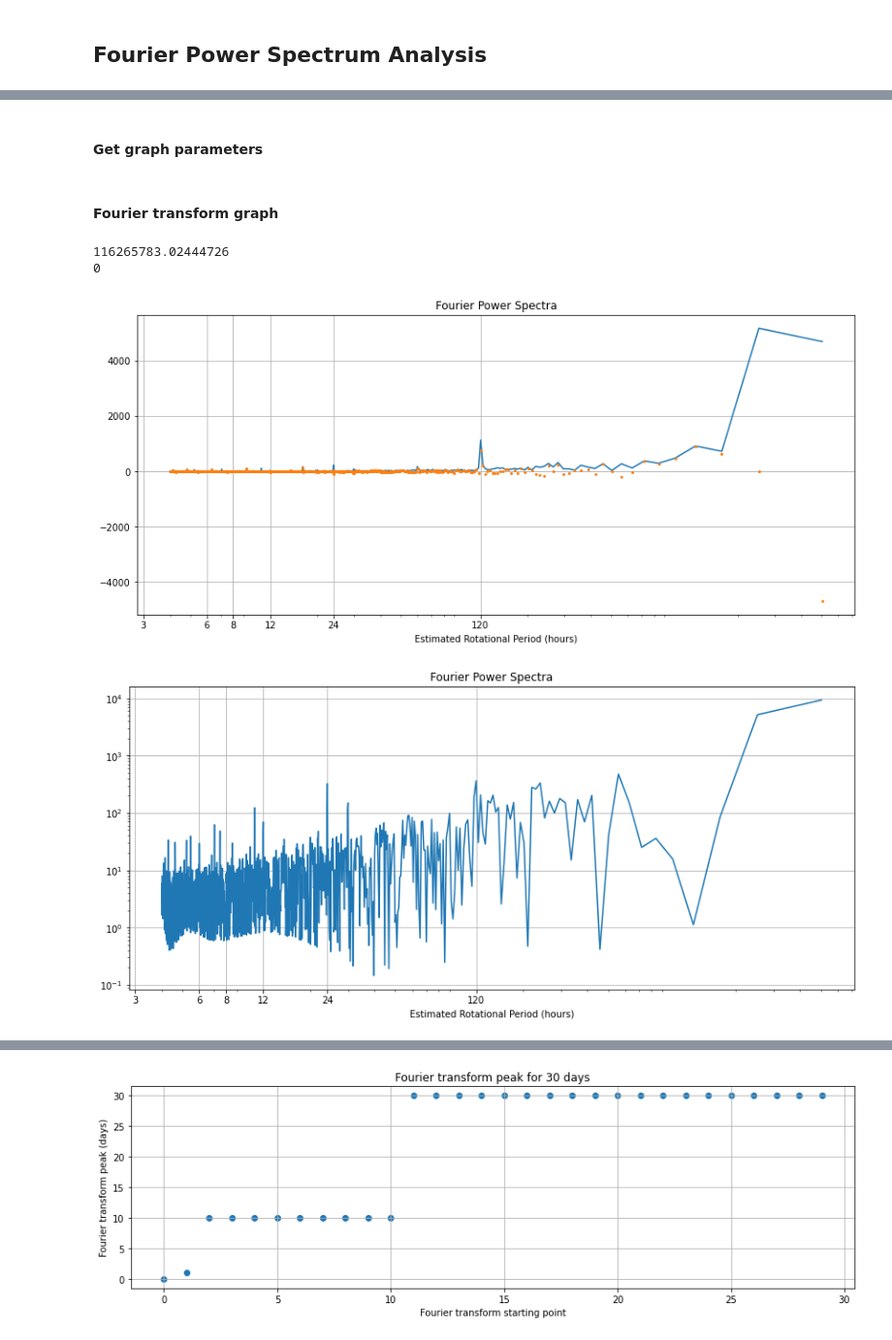
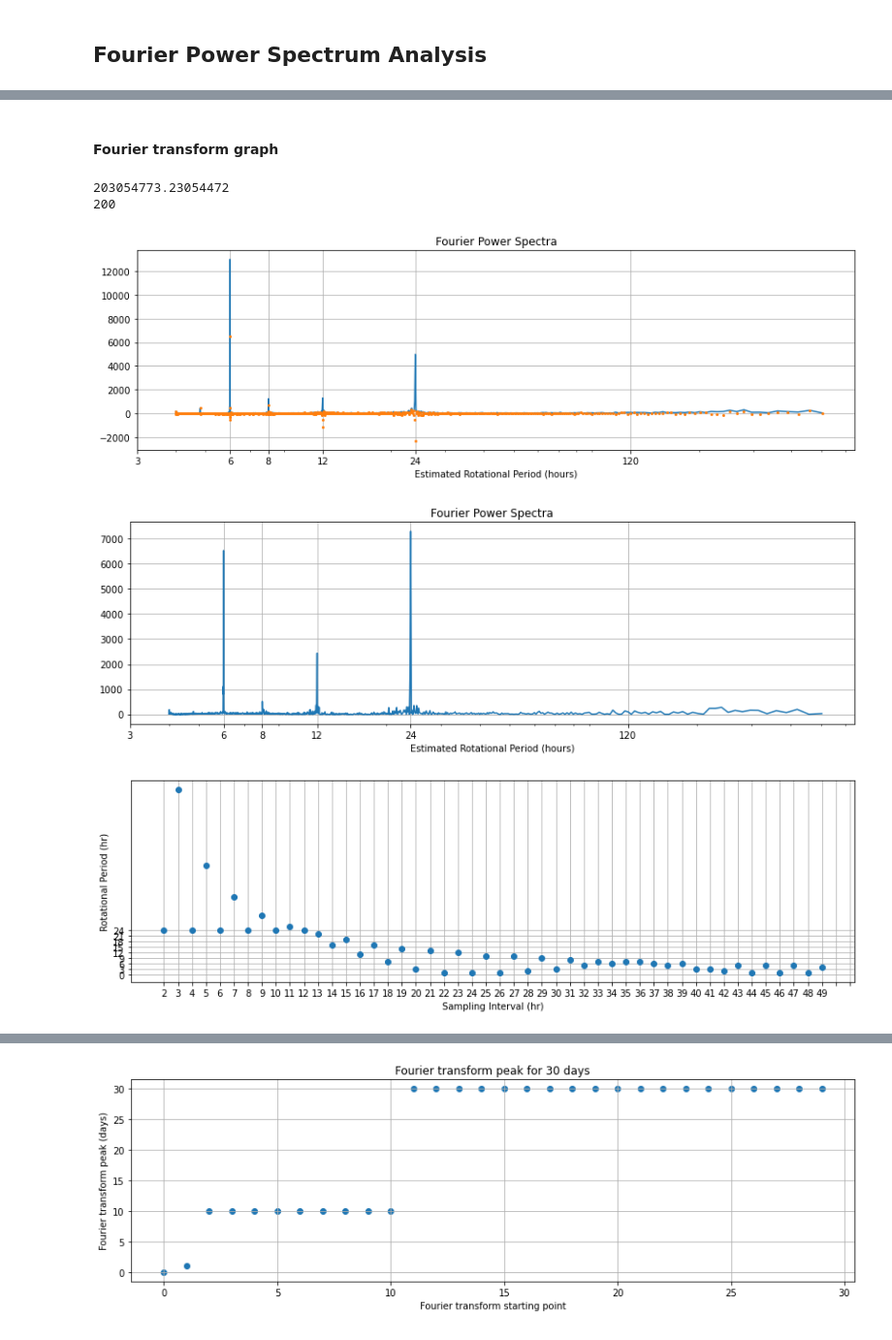
Before and after one commit to WeihongCen/Simulated-Earth-Spectral-Analysis, a Jupyter notebook: FUS_Analysis.ipynb, the cells around one changed output, grey strips where cells are left out. Shown: that part at 97% size. Saved outputs shown, nothing was run; the diff lists cells and outputs as text; code cells hidden in the pictures.

```diff
--- a/FUS_Analysis.ipynb
+++ b/FUS_Analysis.ipynb
@@ -355,2 +293,0 @@ def scenario4(fftInput, length):
-# %% [markdown]
-#### Get graph parameters
@@ -365,41 +359,66 @@ def findFourier(fftInput):
 #### Fourier transform graph
 # %%
 fftInput = reset(e_annualArrayFUS)
-samplingInterval = 20 #Sampling interval(hr)
+samplingInterval = 3 #Sampling interval(hr)
 fftInput = scenario4(fftInput, samplingInterval/2)
 powerSpectrum, frequency = findFourier(fftInput)
 detrendSpectrum = detrend(powerSpectrum, 7)
 
-start = 1
+start = 10
 end = 2520
 dpInterval = 2
 
-fig, ax1 = plt.subplots(figsize=(14,6))
+fig, ax1 = plt.subplots(figsize=(14,4))
 ax1.plot(1/frequency[start:end]*len(fftInput)*dpInterval, abs(powerSpectrum)[start:end])
 ax1.plot(1/frequency[start:end]*len(fftInput)*dpInterval, detrendSpectrum.real[start:end], 'o', markersize=2)
 ax1.set_yscale('linear')
 ax1.set_xscale('log')
 ax1.grid(True)
 ax1.set_xticks([3, 6, 8, 12, 24, 120])
 ax1.get_xaxis().set_major_formatter(ScalarFormatter())
 ax1.set_title('Fourier Power Spectra');
 ax1.set_xlabel('Estimated Rotational Period (hours)');
 
 detrendedData = abs(powerSpectrum)[start:end]-detrendSpectrum.real[start:end]
-fig, ax2 = plt.subplots(figsize=(14,6))
+fig, ax2 = plt.subplots(figsize=(14,4))
 ax2.plot(1/frequency[start:end]*len(fftInput)*dpInterval, detrendedData)
-ax2.set_yscale('log')
+ax2.set_yscale('linear')
 ax2.set_xscale('log')
 ax2.grid(True)
 ax2.set_xticks([3, 6, 8, 12, 24, 120])
 ax2.get_xaxis().set_major_formatter(ScalarFormatter())
 ax2.set_title('Fourier Power Spectra');
 ax2.set_xlabel('Estimated Rotational Period (hours)');
 print(sum((abs(powerSpectrum)-detrendSpectrum.real)**2))
 print(detrendedData.tolist().index(max(detrendedData)))
 # %% [output]
-116265783.02444726
-0
+203054773.23054472
+200
-[figure, old version]
+[figure, new version]
-[figure, old version]
+[figure, new version]
+# %%
+start = 10
+end = 2520
+dpInterval = 2
+peakArray = []
+npdataset = reset(e_annualArrayFUS[:])
+
+for x in range(2, 50, 1):
+    samplingInterval = x #Sampling interval(hr)
+    fftInput = list(npdataset)
+    fftInput = scenario4(fftInput, samplingInterval/2)
+    powerSpectrum, frequency = findFourier(fftInput)
+    psList = abs(powerSpectrum[start:end]).tolist()
+    estimated_days = psList.index(max(psList[start:end]))
+    peakArray.append(int(estimated_days/199*24))
+
+plt.figure(figsize=(14,4))
+plt.plot(peakArray, 'o')
+plt.ylabel('Rotational Period (hr)')
+plt.xlabel('Sampling Interval (hr)')
+plt.grid(True)
+plt.xticks(np.arange(0, 50, 1), np.arange(2, 50, 1));
+plt.yticks(np.arange(0, 25, 3), np.arange(0, 25, 3));
+# %% [output]
+[figure, added]
 # %%
```
Also changed, not shown: parts of 14 cells of this notebook.
